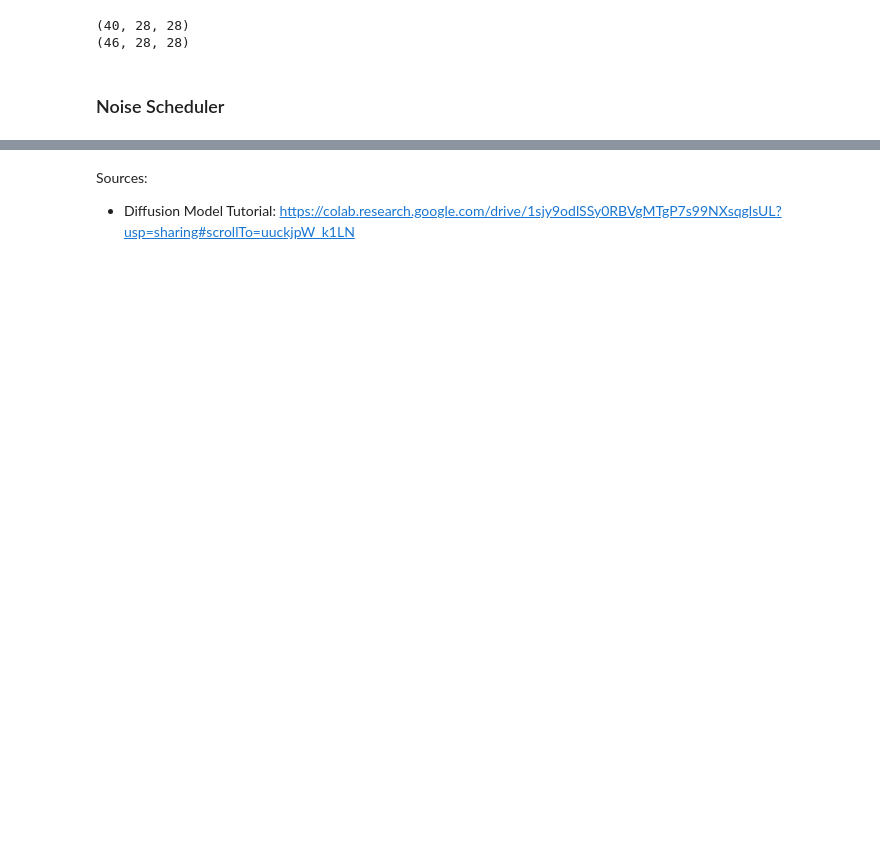
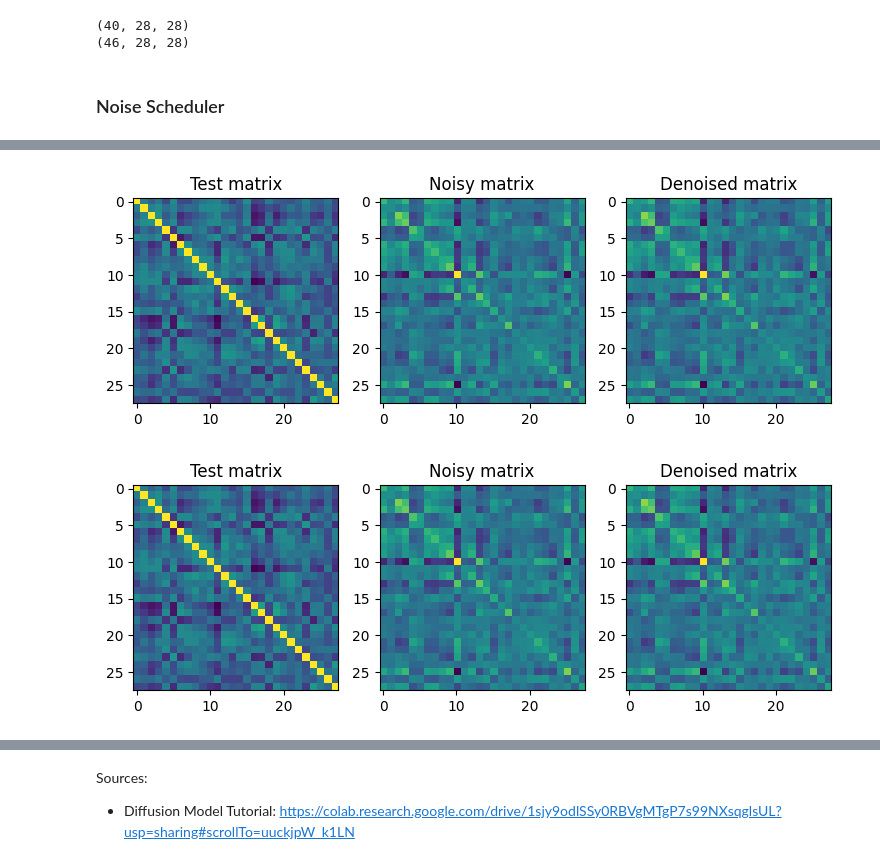
Before and after one commit to mariannearriola/dd-brain-shapes, a Jupyter notebook: shape_project.ipynb, the cells around one changed output, grey strips where cells are left out. Saved outputs shown, nothing was run; the diff lists cells and outputs as text; code cells hidden in the pictures; blank space fills up the shorter version.

```diff
--- a/shape_project.ipynb
+++ b/shape_project.ipynb
@@ -33,7 +46,10 @@ print(ids)
 print(target)
 
 spd = SPDMatrices(28)
-spd_affine = SPDBuresWassersteinMetric(28)
+spd_affine = SPDAffineMetric(28)
+
+gl=GeneralLinear(28)
+gl.metric
 # %% [output]
 (86, 28, 28)
 [120873 135376 139149 146791 153870 167403 179564 179614 180172 191161
@@ -114,0 +104,41 @@ for idx in range(0, T, stepsize):
+# %%
+## Collect training/testing samples
+
+T = 10
+y_trains, y_tests = [], []
+for ind,sample in enumerate(healthy_spd[:20]):
+    noisy_samples,denoising_mats = forward_diffusion_sample(sample, T)
+    if gs.any(gs.isnan(denoising_mats)):
+        continue
+
+    # train/test split
+    if ind < 10:
+        y_trains.append(denoising_mats)
+    elif ind < 20:
+        y_tests.append(sample)
+# %%
+gr = GeodesicRegression(
+    space=gl, metric=gl.metric,
+    center_X=False, method="riemannian", initialization="warm_start")
+
+gr.intercept_ = y_trains[0][0]  # theta0
+gr.coef_ = gl.metric.log(y_trains[0][-1], y_trains[0][0]) # theta1
+# %%
+## Train model
+for y_train in y_trains:
+    x_train = np.linspace(1, T, T)
+    x_train = np.squeeze(x_train)
+    gr.fit(x_train,y_train)
+# %%
+## Evaluation
+label = y_tests[0]
+test_t=np.array([0.])
+predicted_clean=gr.predict(test_t)[0]
+
+noisy_mats,denoising_mats = forward_diffusion_sample(label, T)
+res = noisy_mats[9]@predicted_clean
+
+plot_results(label,noisy_mats[9],res)
+# %% [output]
+[figure, added]
+[figure, added]
```
Also changed, not shown: parts of 9 cells of this notebook, 1 other file.
